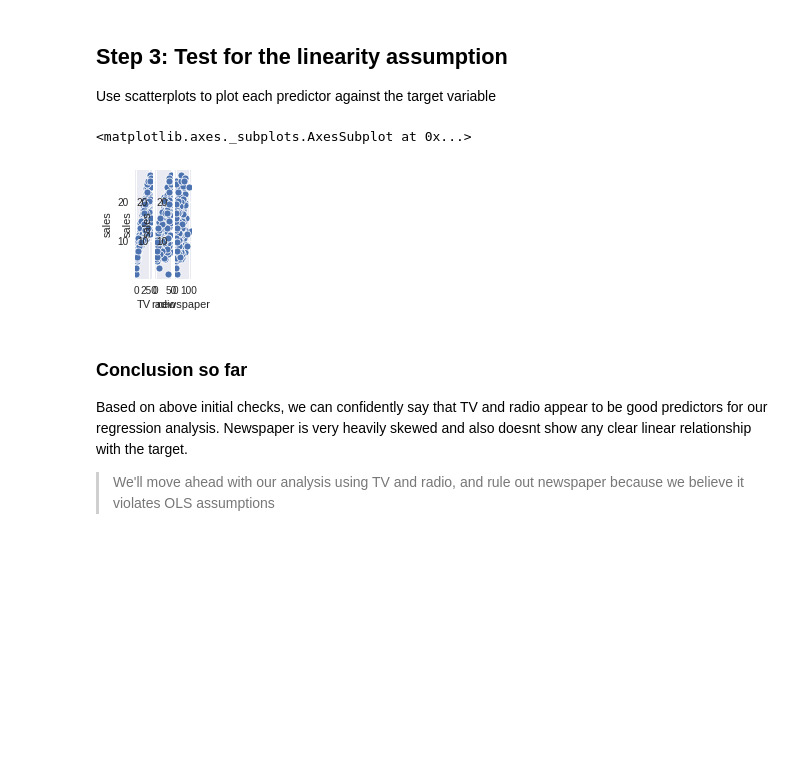
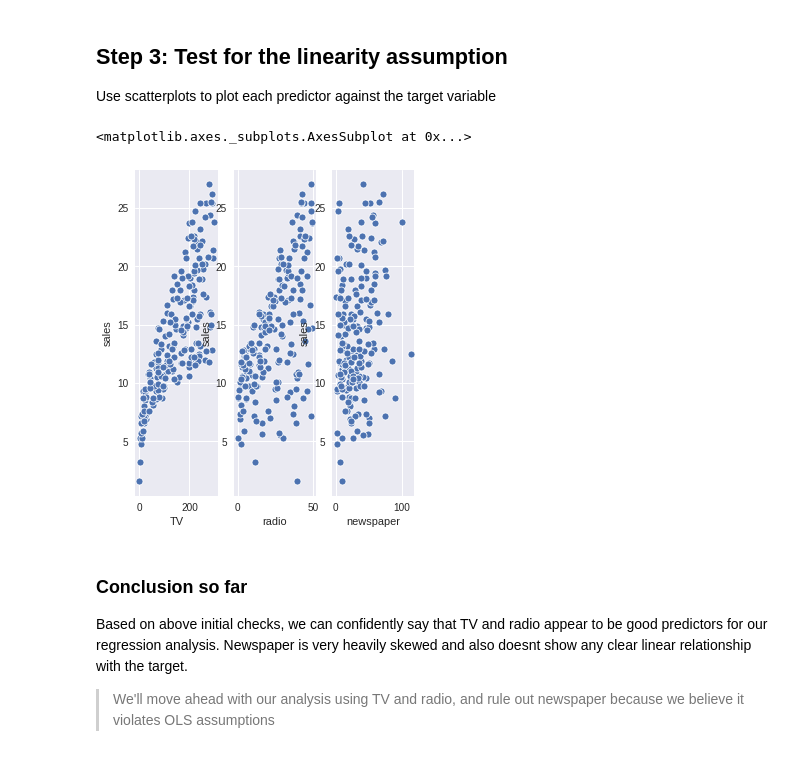
Before and after one commit to fcoba/dsc-ols-statsmodels-lab-dc-ds-career-042219, a Jupyter notebook: index.ipynb, the cells around one changed output. Saved outputs shown, nothing was run; the diff lists cells and outputs as text; code cells hidden in the pictures; blank space fills up the shorter version.

```diff
--- a/index.ipynb
+++ b/index.ipynb
@@ -93,16 +93,16 @@ sns.distplot(df['sales'])
 Use scatterplots to plot each predictor against the target variable
 # %%
 # visualize the relationship between the preditors and the target using scatterplots
-fig = plt.figure(figsize=(8,2))
+fig = plt.figure(figsize=(8,6))
 ax1 = fig.add_subplot(1,3,1)
 ax2 = fig.add_subplot(1,3,2)
 ax3 = fig.add_subplot(1,3,3)
 sns.scatterplot(df['TV'], df['sales'],ax=ax1)
 sns.scatterplot(df['radio'], df['sales'],ax=ax2)
 sns.scatterplot(df['newspaper'], df['sales'],ax=ax3)
 # %% [output]
 <matplotlib.axes._subplots.AxesSubplot at 0x...>
-[figure, old version]
+[figure, new version]
 # %%
 # Record yor observations on linearity here
 # %% [markdown]
```
